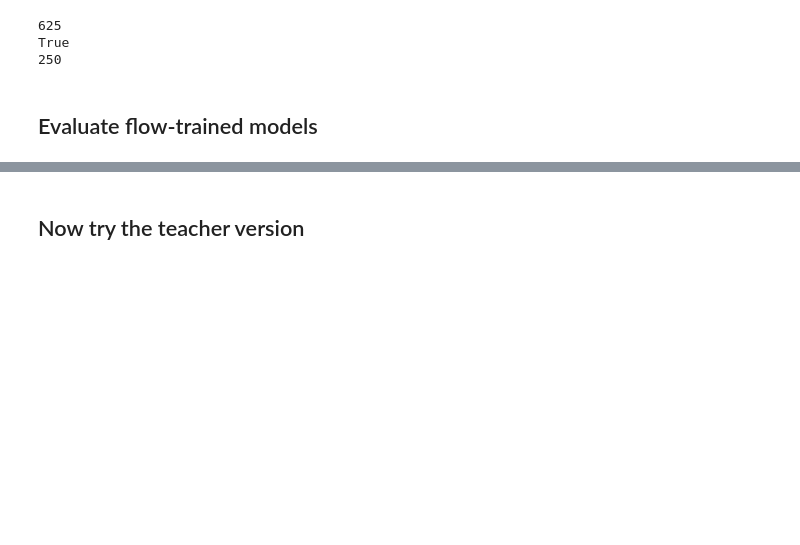
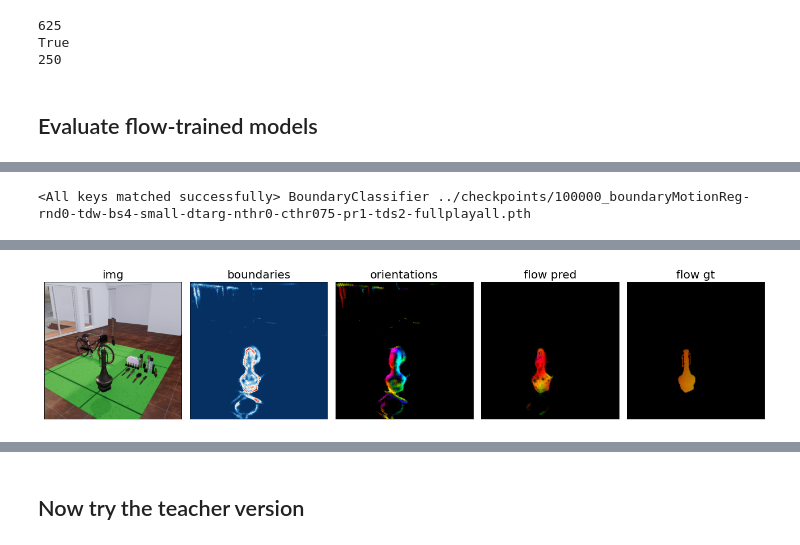
Before and after one commit to neuroailab/RAFT, a Jupyter notebook: notebooks/FlowTargets_db042722.ipynb, the cells around one changed output, grey strips where cells are left out. Cells and saved outputs as stored; diff of their text form; code cells hidden in the pictures; blank space fills up the shorter version.

```diff
--- a/notebooks/FlowTargets_db042722.ipynb
+++ b/notebooks/FlowTargets_db042722.ipynb
@@ -278 +317,10 @@ flow_net = teachers.load_model(
+# %%
+b_idx = -1
+b_net = teachers.load_model(
+    load_path=boundary_paths[b_idx],
+    model_class='boundary',
+    parse_path=True
+).cuda()
+# %% [output]
+<All keys matched successfully> BoundaryClassifier ../checkpoints/100000_boundaryMotionReg-rnd0-tdw-bs4-small-dtarg-nthr0-cthr075-pr1-tds2-fullplayall.pth
 # %%
@@ -285,0 +337,34 @@ _, flow_pred = flow_net(img1, img2, test_mode=True, iters=12)
+# %%
+def plot_boundary_flows(flow_net, boundary_net, dataset, ex, max_speed=3.0,
+                        boundary_thresh=0.1, flow_iters=12, boundary_iters=12):
+    img1, img2, flow_gt = [x[None].cuda() for x in dataset[ex][:3]]
+    flow_pred, _ = teachers.MotionToStaticTeacher.get_flow_preds(
+        flow_net, img1, img2, iters=flow_iters, resolution=None)
+    b_preds = teachers.MotionToStaticTeacher.get_boundary_preds(boundary_net, img1, img2, iters=boundary_iters)
+    b, c = b_preds[:2]
+    b_mask = (b > boundary_thresh).float()
+    flow_gt = torch.stack([-flow_gt[:,1], flow_gt[:,0]], 1)
+
+    plots = [
+        img1 / 255.,
+        b*2 - 1,
+        data_utils.FlowToRgb(0.25)(c) * b_mask,
+        data_utils.FlowToRgb(max_speed)(flow_pred) * b_mask,
+        data_utils.FlowToRgb(50.)(flow_gt)
+    ]
+    titles = ['img', 'boundaries', 'orientations', 'flow pred', 'flow gt']
+    assert len(plots) == len(titles)
+    n_cols = len(plots)
+    fig, axes = plt.subplots(1, n_cols, figsize=(4*n_cols-2, 4))
+    for i, ax in enumerate(axes):
+        vis_utils.imshow(plots[i], ax, cmap='RdBu_r', vmin=-1, vmax=1)
+        ax.set_xticks([])
+        ax.set_yticks([])
+        ax.set_title(titles[i], fontsize=20)
+    plt.tight_layout()
+    plt.show()
+
+ex = 5099
+tdw_dataset.is_test = False
+plot_boundary_flows(flow_net, b_net, tdw_dataset, ex=ex)
+# %% [output]
@@ -285,0 +373 @@ _, flow_pred = flow_net(img1, img2, test_mode=True, iters=12)
+[figure, added]
```
Also changed, not shown: parts of 14 cells of this notebook, 4 other files.
